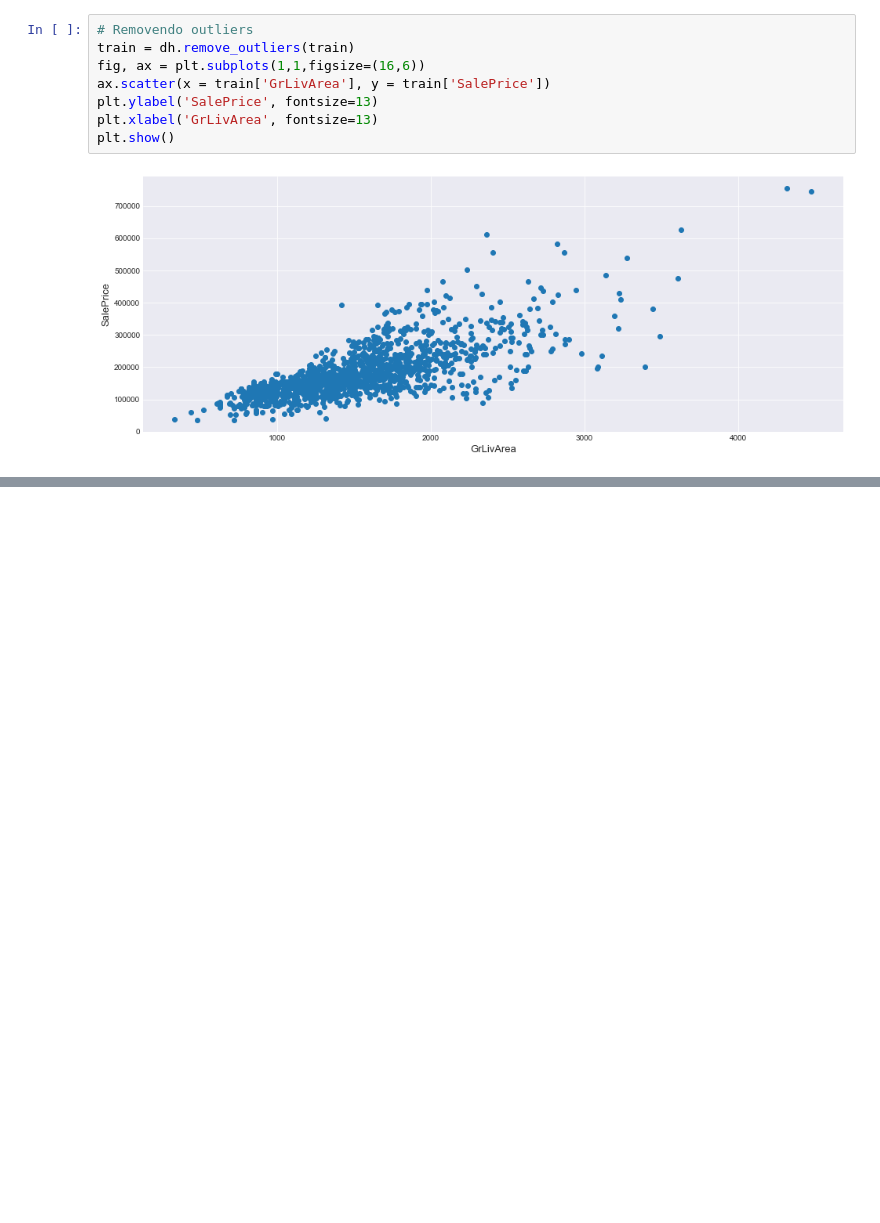
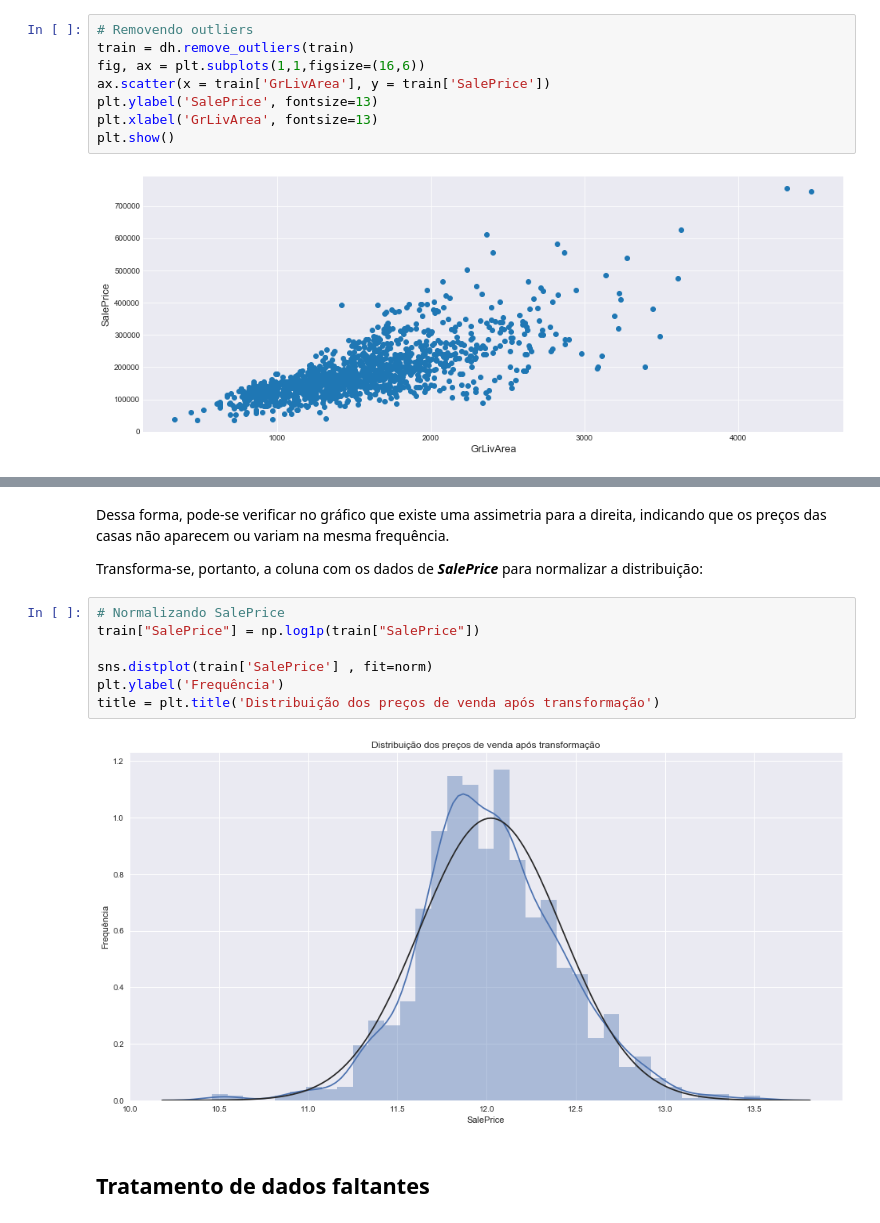
Before and after one commit to lschlee/ames-houseprices-regression, a Jupyter notebook: caderno-aprendizado-de-maquina.ipynb, the cells around one changed output, grey strips where cells are left out. Saved outputs shown, nothing was run; the diff lists cells and outputs as text; blank space fills up the shorter version.

```diff
--- a/caderno-aprendizado-de-maquina.ipynb
+++ b/caderno-aprendizado-de-maquina.ipynb
@@ -111,0 +124,15 @@ plt.show()
+# %% [markdown]
+Dessa forma, pode-se verificar no gráfico que existe uma assimetria para a direita, indicando que os preços das casas não aparecem ou variam na mesma frequência.
+
+Transforma-se, portanto, a coluna com os dados de ***SalePrice*** para normalizar a distribuição:
+# %%
+# Normalizando SalePrice
+train["SalePrice"] = np.log1p(train["SalePrice"])
+
+sns.distplot(train['SalePrice'] , fit=norm)
+plt.ylabel('Frequência')
+title = plt.title('Distribuição dos preços de venda após transformação')
+# %% [output]
+[figure, added]
+# %% [markdown]
+## Tratamento de dados faltantes ##
```
Also changed, not shown: parts of 4 cells of this notebook.
